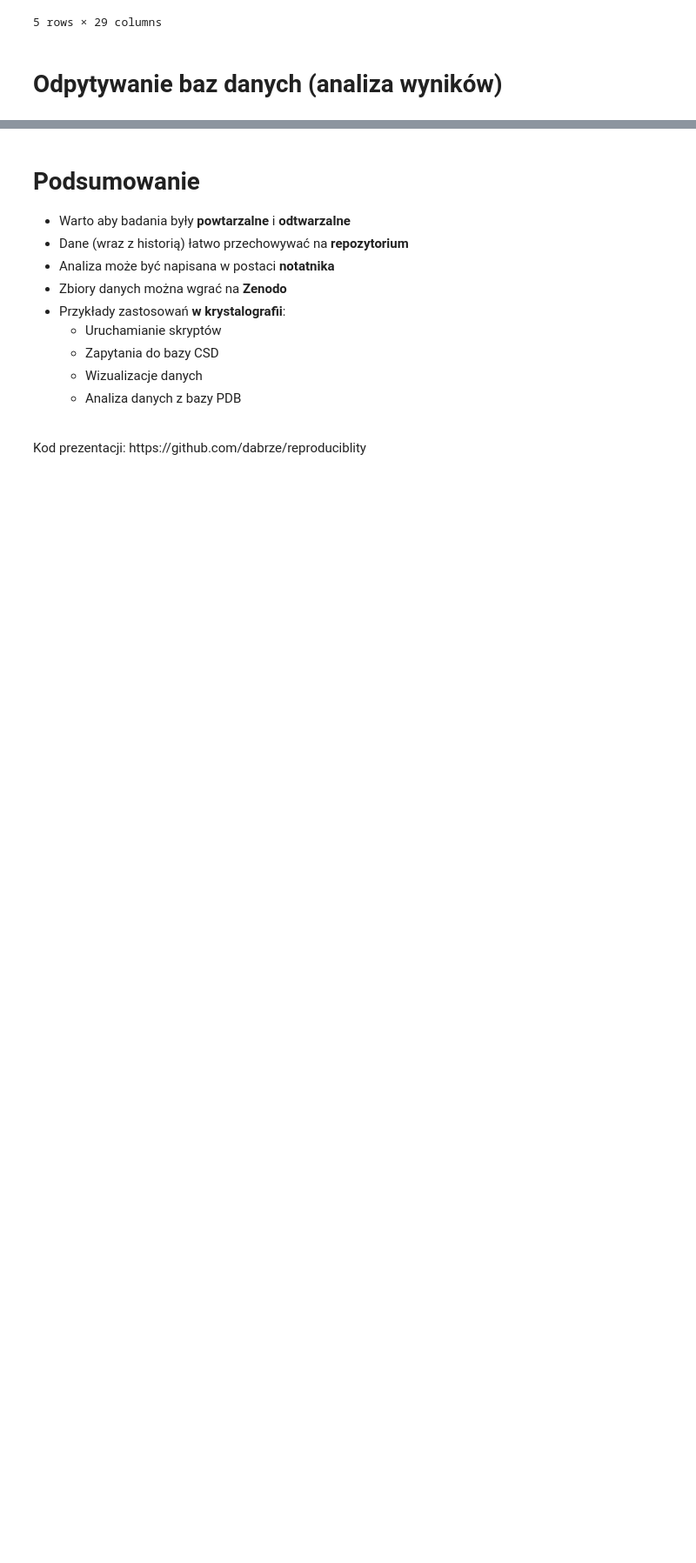
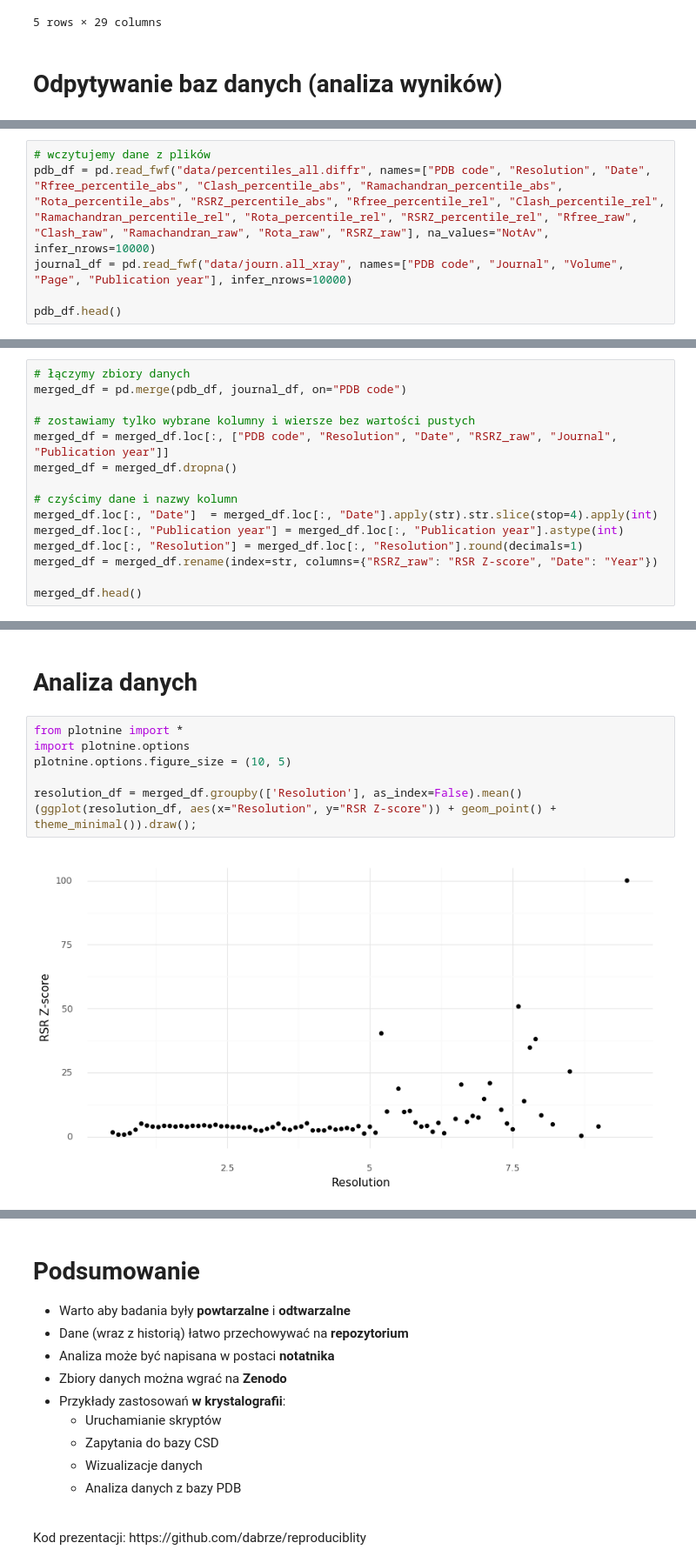
Before and after one commit to dabrze/cbb_reproducibility, a Jupyter notebook: Reproducible research.ipynb, the cells around one changed output, grey strips where cells are left out. Shown at 87% size. Saved outputs shown, nothing was run; the diff lists cells and outputs as text; blank space fills up the shorter version.

```diff
--- a/Reproducible research.ipynb
+++ b/Reproducible research.ipynb
@@ -303,0 +338,6 @@ df.loc[:, bonds].hist(bins=20, figsize=(16, 12));
+# %%
+# wczytujemy dane z plików
+pdb_df = pd.read_fwf("data/percentiles_all.diffr", names=["PDB code", "Resolution", "Date", "Rfree_percentile_abs", "Clash_percentile_abs", "Ramachandran_percentile_abs", "Rota_percentile_abs", "RSRZ_percentile_abs", "Rfree_percentile_rel", "Clash_percentile_rel", "Ramachandran_percentile_rel", "Rota_percentile_rel", "RSRZ_percentile_rel", "Rfree_raw", "Clash_raw", "Ramachandran_raw", "Rota_raw", "RSRZ_raw"], na_values="NotAv", infer_nrows=10000)
+journal_df = pd.read_fwf("data/journ.all_xray", names=["PDB code", "Journal", "Volume", "Page", "Publication year"], infer_nrows=10000)
+
+pdb_df.head()
@@ -303,0 +354,15 @@ df.loc[:, bonds].hist(bins=20, figsize=(16, 12));
+# %%
+# łączymy zbiory danych
+merged_df = pd.merge(pdb_df, journal_df, on="PDB code")
+
+# zostawiamy tylko wybrane kolumny i wiersze bez wartości pustych
+merged_df = merged_df.loc[:, ["PDB code", "Resolution", "Date", "RSRZ_raw", "Journal", "Publication year"]]
+merged_df = merged_df.dropna()
+
+# czyścimy dane i nazwy kolumn
+merged_df.loc[:, "Date"]  = merged_df.loc[:, "Date"].apply(str).str.slice(stop=4).apply(int)
+merged_df.loc[:, "Publication year"] = merged_df.loc[:, "Publication year"].astype(int)
+merged_df.loc[:, "Resolution"] = merged_df.loc[:, "Resolution"].round(decimals=1)
+merged_df = merged_df.rename(index=str, columns={"RSRZ_raw": "RSR Z-score", "Date": "Year"})
+
+merged_df.head()
@@ -303,0 +376,12 @@ df.loc[:, bonds].hist(bins=20, figsize=(16, 12));
+# %% [markdown]
+Analiza danych
+=============
+# %%
+from plotnine import *
+import plotnine.options
+plotnine.options.figure_size = (10, 5)
+
+resolution_df = merged_df.groupby(['Resolution'], as_index=False).mean()
+(ggplot(resolution_df, aes(x="Resolution", y="RSR Z-score")) + geom_point() + theme_minimal()).draw();
+# %% [output]
+[figure, added]
```
Also changed, not shown: parts of 20 cells of this notebook, 2 other files.
